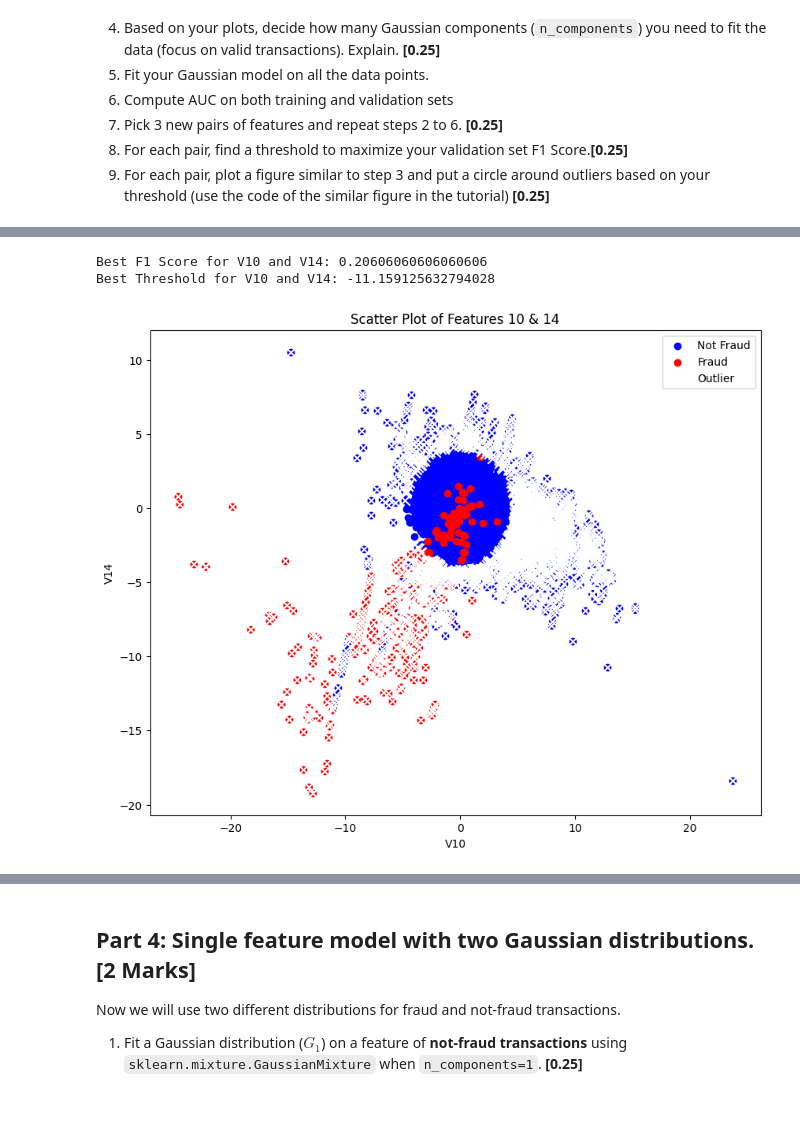
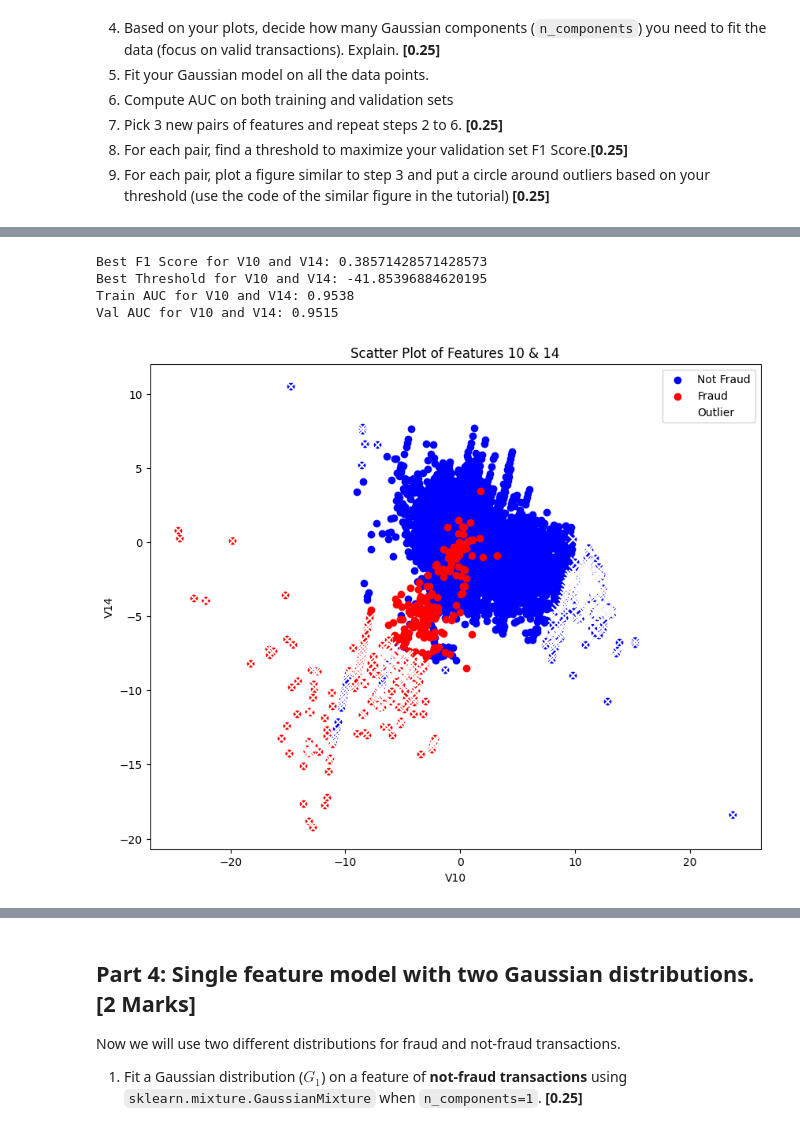
Before and after one commit to MulinSzeto/APS1070-Foundations-of-Data-Analytics-and-Machine-Learning, a Jupyter notebook: Project2_FraudDetect.ipynb, the cells around one changed output, grey strips where cells are left out. Saved outputs shown, nothing was run; the diff lists cells and outputs as text; code cells hidden in the pictures.

```diff
--- a/Project2_FraudDetect.ipynb
+++ b/Project2_FraudDetect.ipynb
@@ -158,18 +181,15 @@ top_3_features = ['V14', 'V10', 'V4']
 # %%
-# Fitting regardless of class
 # Q5
 from sklearn.metrics import f1_score
 
+top_3_features = ['V14', 'V10', 'V4']
 best_thresholds = {}
 
 for feature in top_3_features:
     gmm.fit(X_train[[feature]])
     val_scores = gmm.score_samples(X_val[[feature]])
 
-    sorted_scores = np.sort(val_scores)
-
-    percentiles = [1, 10, 20, 30, 40, 50, 60, 70, 80, 90, 95, 99]
-    thresholds = np.percentile(sorted_scores, percentiles)
+    thresholds = np.linspace(min(val_scores), max(val_scores), 100)
 
     best_f1 = 0
     best_thresh = None
@@ -183,5 +203,5 @@ for feature in top_3_features:
             best_thresh = thresh
 
     best_thresholds[feature] = best_thresh
-best_thresholds
+    print(f"Best F1 Score for {feature}: {best_f1}, Best threshold for {feature}: {best_thresh}")
 # %% [output]
@@ -286,9 +310,7 @@ val_auc = roc_auc_score(y_val, -val_scores)
 best_f1 = 0
 best_thresh = None
 
-sorted_scores = np.sort(val_scores)
-
-thresholds = np.percentile(sorted_scores, percentiles)
+thresholds = np.linspace(min(val_scores), max(val_scores), 100)
 
 for thresh in thresholds:
     predictions = (val_scores < thresh).astype(int)
@@ -300,6 +322,8 @@ for thresh in thresholds:
 
 print(f"Best F1 Score for V4 and V14: {best_f1}")
 print(f"Best Threshold for V4 and V14: {best_thresh}")
+print(f"Train AUC for V4 and V14: {train_auc:.4f}")
+print(f"Val AUC for V4 and V14: {val_auc:.4f}")
 
 plt.figure(figsize=(10, 8))
 plt.scatter(X_train[y_train == 0][f11], X_train[y_train == 0][f21], c='blue', label='Not Fraud')
@@ -330,9 +356,7 @@ val_auc = roc_auc_score(y_val, -val_scores)
 best_f1 = 0
 best_thresh = None
 
-sorted_scores = np.sort(val_scores)
-
-thresholds = np.percentile(sorted_scores, percentiles)
+thresholds = np.linspace(min(val_scores), max(val_scores), 100)
 
 for thresh in thresholds:
     predictions = (val_scores < thresh).astype(int)
@@ -344,6 +368,8 @@ for thresh in thresholds:
 
 print(f"Best F1 Score for V4 and V10: {best_f1}")
 print(f"Best Threshold for V4 and V10: {best_thresh}")
+print(f"Train AUC for V4 and V10: {train_auc:.4f}")
+print(f"Val AUC for V4 and V10: {val_auc:.4f}")
 
 plt.figure(figsize=(10, 8))
 plt.scatter(X_train[y_train == 0][f12], X_train[y_train == 0][f22], c='blue', label='Not Fraud')
@@ -370,36 +398,38 @@ val_scores = gmm.score_samples(X_val[[f13, f23]])
 
 train_auc = roc_auc_score(y_train, -train_scores)
 val_auc = roc_auc_score(y_val, -val_scores)
 
 best_f1 = 0
 best_thresh = None
 
-sorted_scores = np.sort(val_scores)
-
-thresholds = np.percentile(sorted_scores, percentiles)
+thresholds = np.linspace(min(val_scores), max(val_scores), 100)
 
 for thresh in thresholds:
     predictions = (val_scores < thresh).astype(int)
     f1 = f1_score(y_val, predictions)
 
     if f1 > best_f1:
         best_f1 = f1
         best_thresh = thresh
 
 print(f"Best F1 Score for V10 and V14: {best_f1}")
 print(f"Best Threshold for V10 and V14: {best_thresh}")
+print(f"Train AUC for V10 and V14: {train_auc:.4f}")
+print(f"Val AUC for V10 and V14: {val_auc:.4f}")
 
 plt.figure(figsize=(10, 8))
 plt.scatter(X_train[y_train == 0][f13], X_train[y_train == 0][f23], c='blue', label='Not Fraud')
 plt.scatter(X_train[y_train == 1][f13], X_train[y_train == 1][f23], c='red', label='Fraud')
 outliers = (train_scores < best_thresh)
 plt.scatter(X_train[outliers][f13], X_train[outliers][f23], s=80, color='white', marker = 'x', label='Outlier')
 plt.xlabel(f13)
 plt.ylabel(f23)
 plt.legend()
 plt.title('Scatter Plot of Features 10 & 14')
 plt.show()
 # %% [output]
-Best F1 Score for V10 and V14: 0.20606060606060606
-Best Threshold for V10 and V14: -11.159125632794028
+Best F1 Score for V10 and V14: 0.38571428571428573
+Best Threshold for V10 and V14: -41.85396884620195
+Train AUC for V10 and V14: 0.9538
+Val AUC for V10 and V14: 0.9515
-[figure, old version]
+[figure, new version]
```
Also changed, not shown: parts of 16 cells of this notebook.
